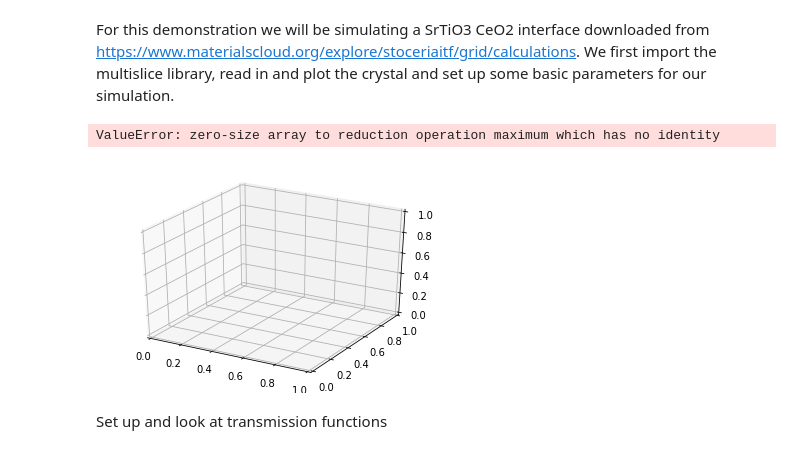
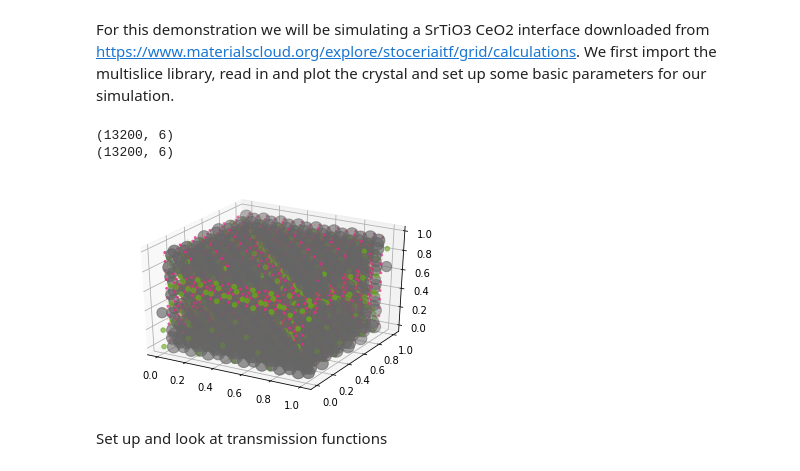
Before and after one commit to HamishGBrown/py_multislice, a Jupyter notebook: Demos/4DSTEM.ipynb, the cells around one changed output. Drawn from its saved outputs; the diff is of its cells as text; code cells hidden in the pictures.

```diff
--- a/Demos/4DSTEM.ipynb
+++ b/Demos/4DSTEM.ipynb
@@ -7,63 +7,67 @@ import matplotlib.pyplot as plt
 %matplotlib inline
 
 #Get crystal
-crystal = pyms.crystal('Structures/SrTiO3_CeO2_interface.xyz')
-# A few maniupulations to remove vaccuum at edges and create a psuedo-periodic
-# structure
-crystal = crystal.slice([0.1,0.76],axis=0)
-print(crystal.atoms.shape)
-crystal = crystal.concatenate_crystals(crystal.slice([0.017,0.99],
-                                    axis=0).reflect([0]),axis=0)
+# crystal = pyms.crystal('Structures/SrTiO3_CeO2_interface.xyz')
+# # A few maniupulations to remove vaccuum at edges and create a psuedo-periodic
+# # structure
+# crystal = crystal.slice([0.1,0.76],axis=0)
+# print(crystal.atoms.shape)
+# crystal = crystal.concatenate_crystals(crystal.slice([0.017,0.99],
+#                                     axis=0).reflect([0]),axis=0)
+# crystal.output_xyz('Interface_prismatic.xyz')
 
 #Output structure for examination in Vesta
 
-# crystal = pyms.crystal('Structures/ESMO_LSMO.p1',temperature_factor_units="B")
-# crystal.output_vesta_xtl('tiled.xtl')
-# flipped = crystal.reflect([0,1,2])
-# # fig,ax=plt.subplots()
-# # ax.plot(*[flipped.atoms[:,i] for i in [0,2]],'bo')
-# # ax.set_xlim([0,0.2])
-# # ax.set_ylim([0,0.2])
-# flipped = flipped.slice([0.15,1],axis=2)
-# # fig,ax=plt.subplots()
-# # ax.plot(*[flipped.atoms[:,i] for i in [0,2]],'bo')
-# # ax.set_ylim([0,0.2])
+crystal = pyms.crystal('Structures/ESMO_LSMO.p1',temperature_factor_units="B")
+crystal.output_vesta_xtl('tiled.xtl')
+flipped = crystal.reflect([0,1,2])
+
+# fig,ax=plt.subplots()
+# ax.plot(*[flipped.atoms[:,i] for i in [0,2]],'bo')
+# ax.set_xlim([0,0.2])
+# ax.set_ylim([0,0.2])
+flipped = flipped.slice([0.15,0.98],axis=2)
+# fig,ax=plt.subplots()
+# ax.plot(*[flipped.atoms[:,i] for i in [0,2]],'bo')
+# ax.set_ylim([0,0.2])
 
 
-# crystal = crystal.concatenate_crystals(flipped)
+crystal = crystal.concatenate_crystals(flipped)
 crystal.output_vesta_xtl('manipulated.xtl')
+crystal.output_xyz('ESMO_LSMO_prismatic.xyz')
 #Quick plot of crystal
 crystal.quickplot(atomscale=1e-5)
 
 #Subslicing of crystal for multislice
 nslices = int(np.ceil(crystal.unitcell[2]/2))
 subslices = np.linspace(1.0/nslices,1.0,nslices)
 nsubslices = len(subslices)
 
 #Grid size in pixels
 # gridshape = [512,512]
 gridshape = [1024,1024]
 # tiling = [8,8]
 tiling = [1,1]
 
 #Size of real space grid
 rsize = np.zeros((3,))
 rsize[:3]  = crystal.unitcell[:3]
 rsize[:2] *= np.asarray(tiling)
 
 #Number of transmission functions
 nT = 4
 
 #Probe accelerating voltage in eV
 eV = 3e5
 
 #Objective aperture in mrad
 app = 15
 
 #Number of frozen phonon passes
 nfph = 5
 # %% [output]
-ValueError: zero-size array to reduction operation maximum which has no identity
+(13200, 6)
+(13200, 6)
-[figure, old version]
+[figure, new version]
 # %% [markdown]
 Set up and look at transmission functions
```
Also changed, not shown: parts of 5 cells of this notebook, 3 other files.
